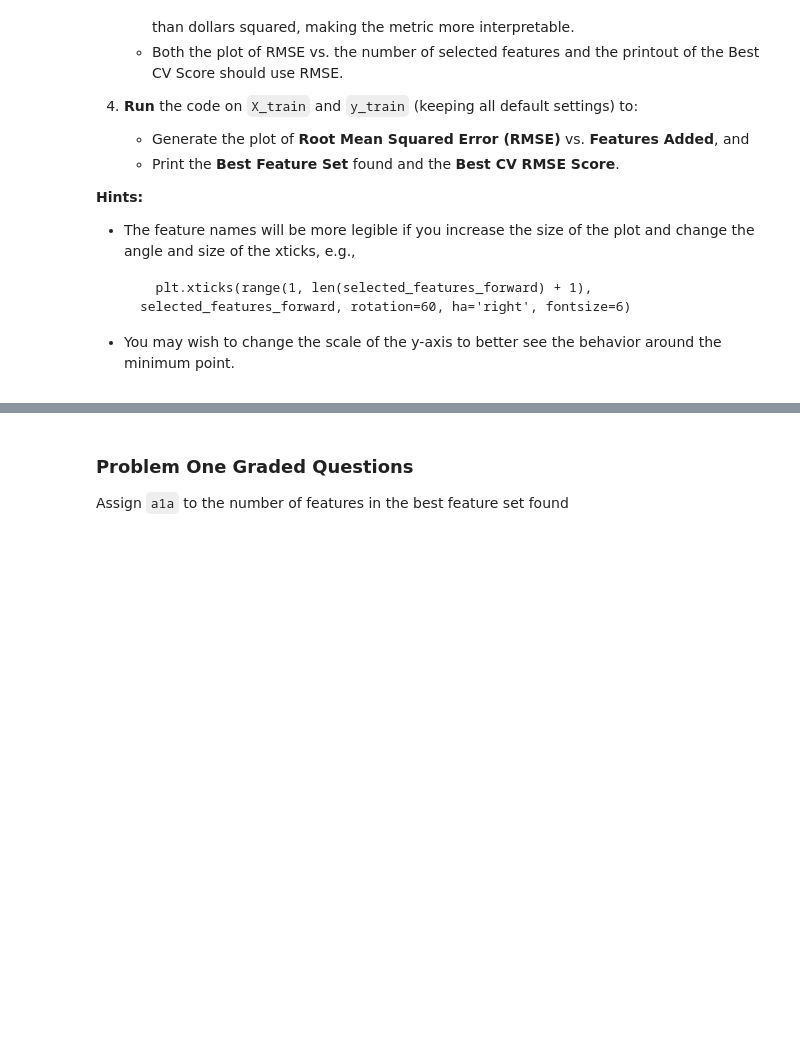
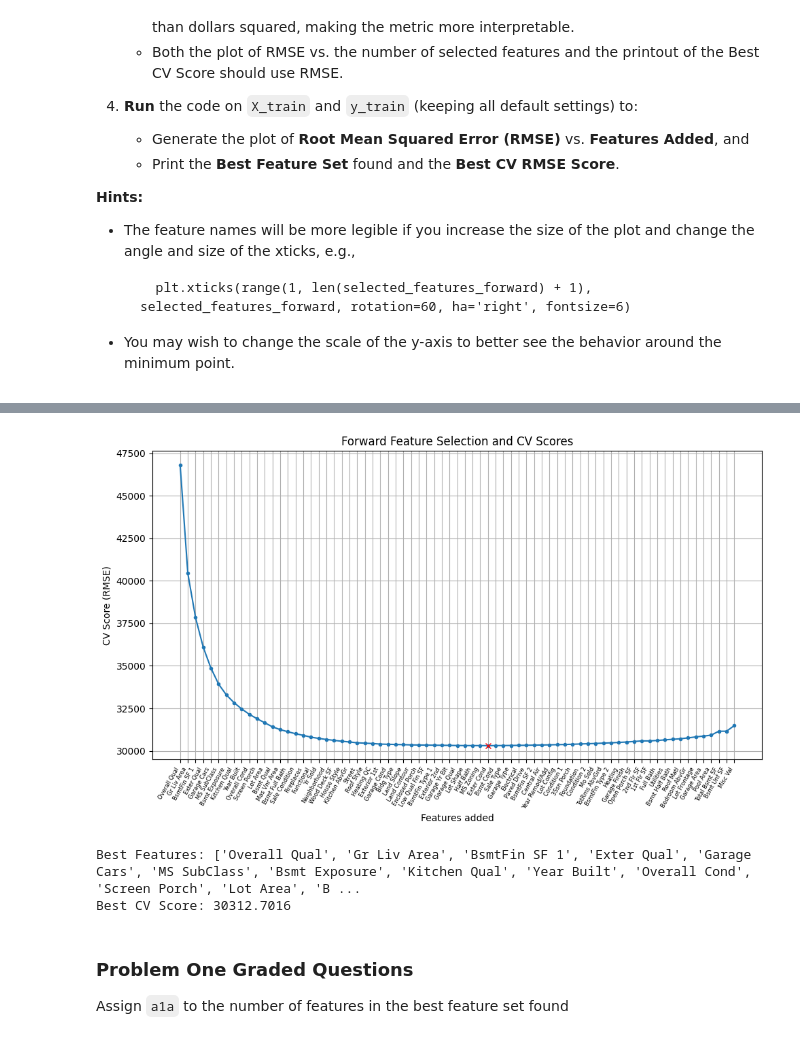
Before and after one commit to akmishra-1/Module-3-Assignments, a Jupyter notebook: Homework_05.ipynb, the cells around one changed output, grey strips where cells are left out. Saved outputs shown, nothing was run; the diff lists cells and outputs as text; code cells hidden in the pictures; blank space fills up the shorter version.

```diff
--- a/Homework_05.ipynb
+++ b/Homework_05.ipynb
@@ -165,3 +165,7 @@ def forward_feature_selection(X, y, model,
     )
 # %%
 # Your code here:  Run Forward Feature Selection, plot the results, and print out the Best Feature Set and the Best CV Score found.
+
+model = LinearRegression()
+
+selected_features_forward, best_scores, best_forward_features, best_score_forward = forward_feature_selection(X_train, y_train, model, verbose=True)
@@ -168,3 +190,27 @@ def forward_feature_selection(X, y, model,
+# %%
+# convert to rmse
+best_score_forward = np.sqrt(best_score_forward)
+best_scores = [np.sqrt(x) for x in best_scores]
+# %%
+index = np.argmax(np.array(selected_features_forward) == best_forward_features[-1])
+plt.figure(figsize=(10, 6))
+plt.plot(range(1, len(best_scores) + 1), best_scores, marker=".")
+plt.plot([index+1], best_score_forward, marker="x", color="red")
+# plt.xticks(range(1, len(selected_features_forward) + 1), selected_features_forward, rotation=45, ha="right")
+plt.xticks(range(1, len(selected_features_forward) + 1), selected_features_forward, rotation=60, ha='right', fontsize=6)
+plt.title("Forward Feature Selection and CV Scores")
+plt.xlabel("Features added")
+plt.ylabel("CV Score (RMSE)")
+plt.grid()
+plt.tight_layout()
+plt.show()
+
+print(f"Best Features: {best_forward_features}")
+print(f"Best CV Score: {best_score_forward:.4f}")
+# %% [output]
+[figure, added]
+Best Features: ['Overall Qual', 'Gr Liv Area', 'BsmtFin SF 1', 'Exter Qual', 'Garage Cars', 'MS SubClass', 'Bsmt Exposure', 'Kitchen Qual', 'Year Built', 'Overall Cond', 'Screen Porch', 'Lot Area', 'B ...
+Best CV Score: 30312.7016
 # %% [markdown]
 ### Problem One Graded Questions
 
```
Also changed, not shown: parts of 23 cells of this notebook.
